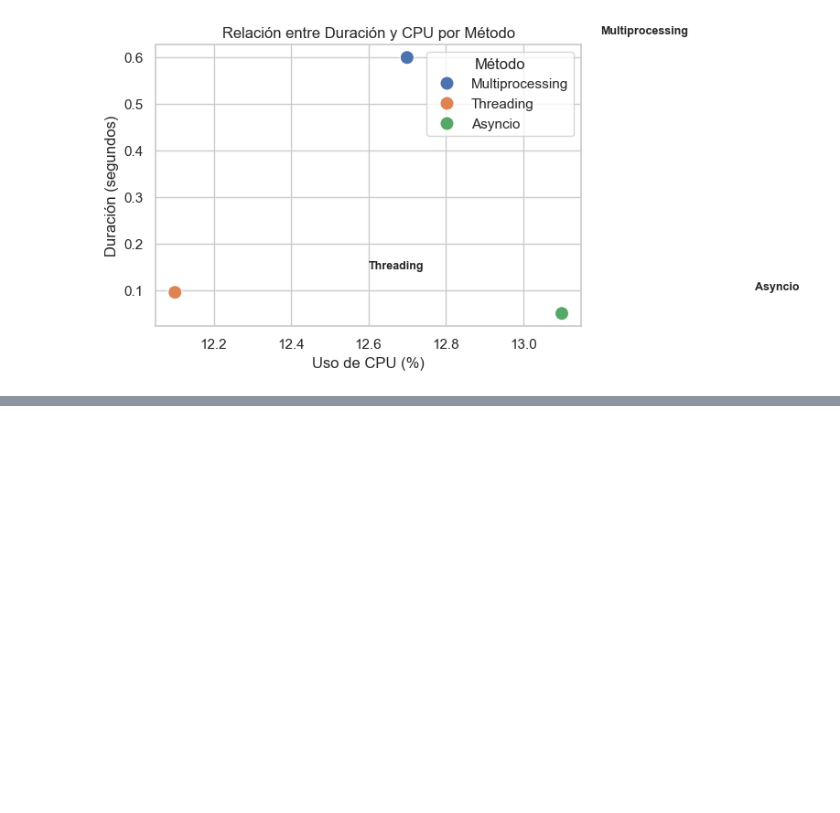
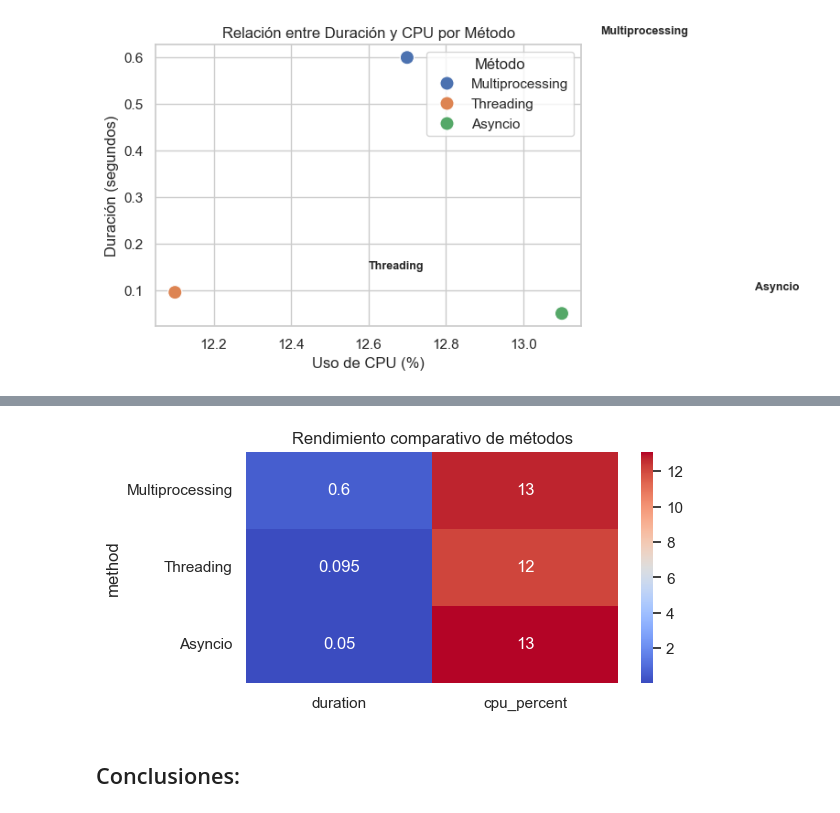
Before and after one commit to PaulaPirela/Data_Loader, a Jupyter notebook: experiment.ipynb, the cells around one changed output, grey strips where cells are left out. Drawn from its saved outputs; the diff is of its cells as text; code cells hidden in the pictures; blank space fills up the shorter version.

```diff
--- a/experiment.ipynb
+++ b/experiment.ipynb
@@ -719,0 +99,11 @@ Resultado 2: Imagen #2
+# %%
+# Obtener las métricas
+df_metrics = an.collect_metrics()
+print("Métricas originales:\n", df_metrics, "\n")
+
+# Normalización
+df_norm = df_metrics.copy()
+df_norm["duration_norm"] = df_norm["duration"] / df_norm["duration"].min()
+df_norm["cpu_norm"] = df_norm["cpu_percent"] / df_norm["cpu_percent"].max()
+
+print("Métricas normalizadas:\n", df_norm)
@@ -719,0 +122,11 @@ Resultado 2: Imagen #2
+# %%
+import matplotlib.pyplot as plt
+
+plt.figure(figsize=(6,3))
+sns.heatmap(df_metrics.set_index("method")[["duration","cpu_percent"]], annot=True, cmap="coolwarm")
+plt.title("Rendimiento comparativo de métodos")
+plt.show()
+# %% [output]
+[figure, added]
+# %% [markdown]
+## Conclusiones:
```
Also changed, not shown: parts of 35 cells of this notebook, 1 other file.
